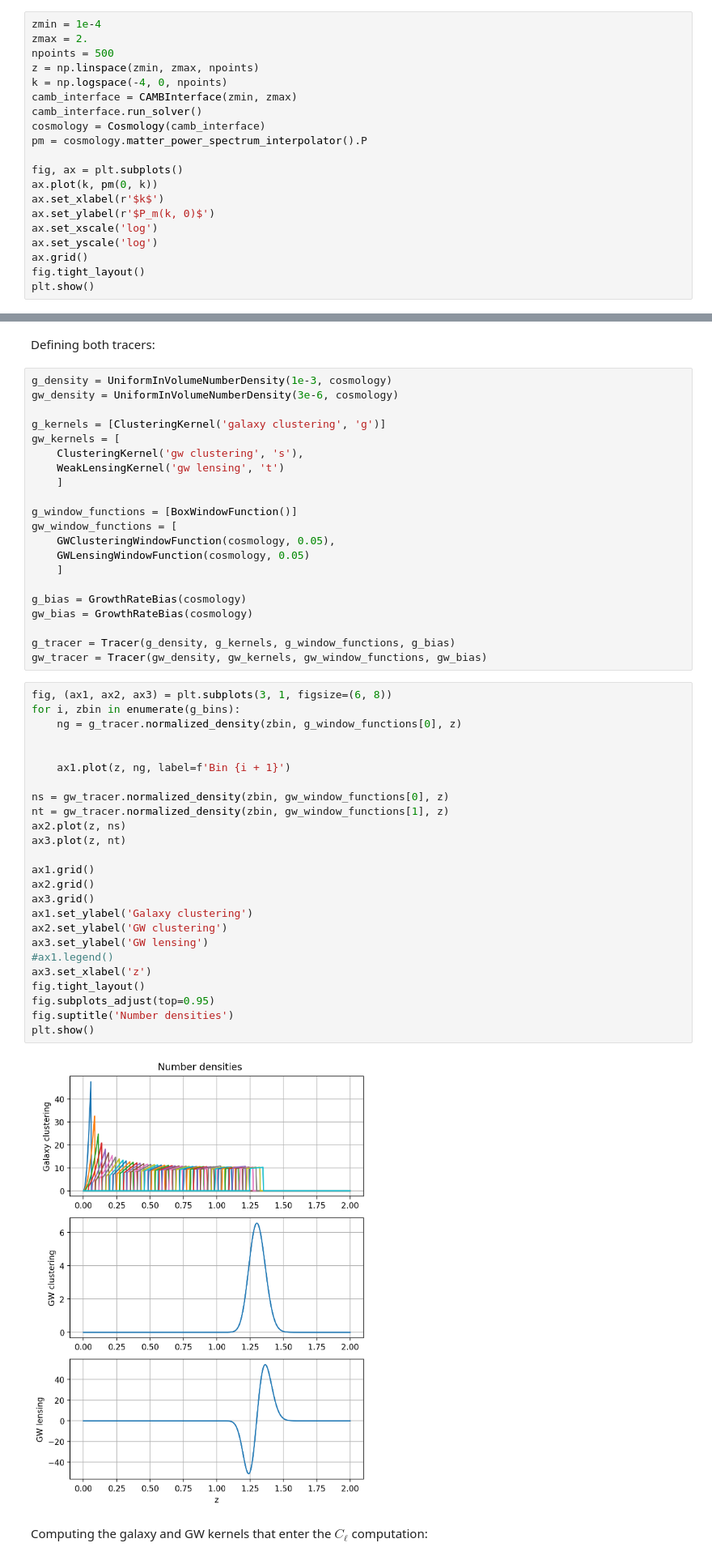
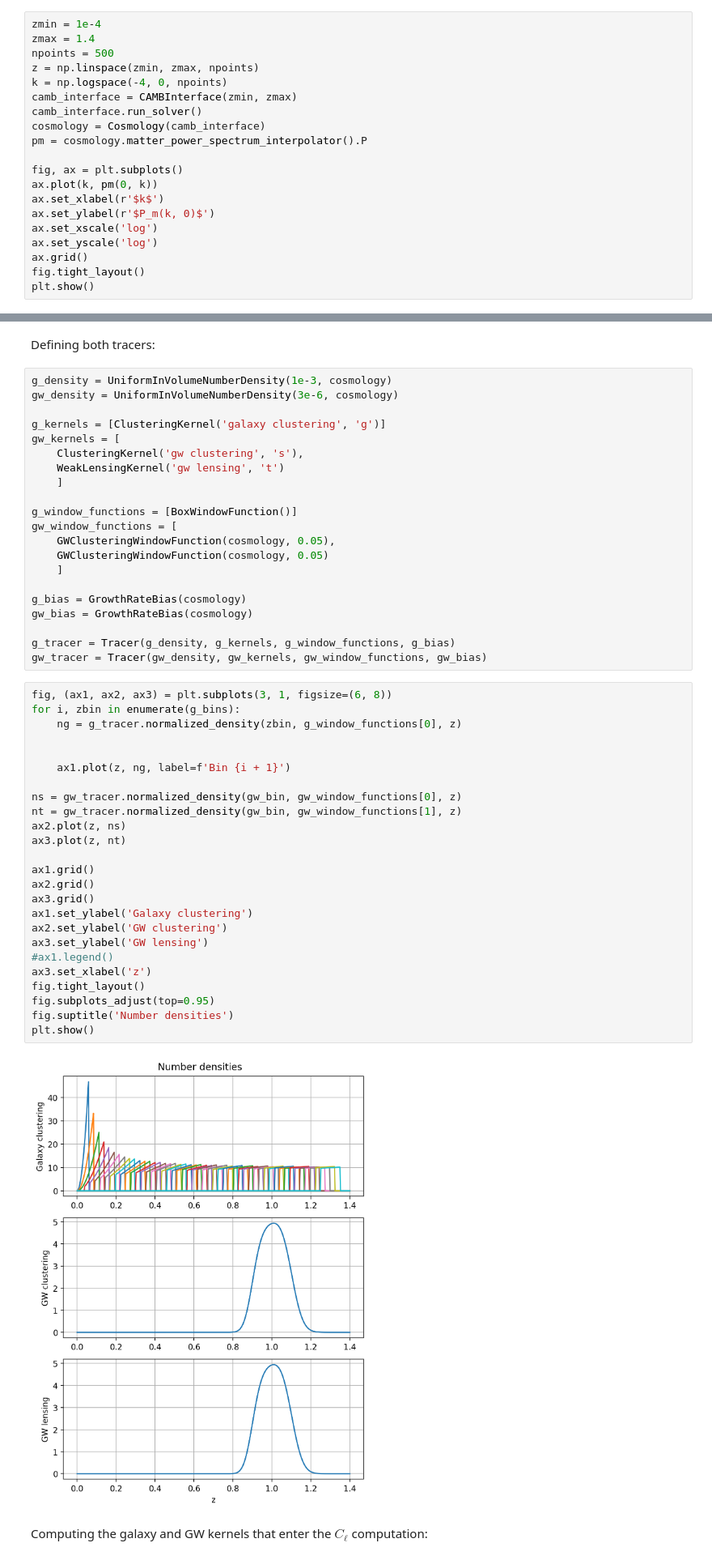
Before and after one commit to binado/cross-correlations-lab, a Jupyter notebook: cross-correlations.ipynb, the cells around one changed output, grey strips where cells are left out. Shown at 81% size. Drawn from its saved outputs; the diff is of its cells as text.

Commit message:
Update notebook with corrected figures

```diff
--- a/cross-correlations.ipynb
+++ b/cross-correlations.ipynb
@@ -23,7 +24,7 @@ from src.window import *
 We fix the fiducial cosmology with parameters from Planck 2018. We compute the matter power spectrum with `CAMB`:
 # %%
 zmin = 1e-4
-zmax = 2.
+zmax = 1.4
 npoints = 500
 z = np.linspace(zmin, zmax, npoints)
 k = np.logspace(-4, 0, npoints)
@@ -70,7 +71,7 @@ gw_kernels = [
 g_window_functions = [BoxWindowFunction()]
 gw_window_functions = [
     GWClusteringWindowFunction(cosmology, 0.05),
-    GWLensingWindowFunction(cosmology, 0.05)
+    GWClusteringWindowFunction(cosmology, 0.05)
     ]
 
 g_bias = GrowthRateBias(cosmology)
@@ -81,30 +82,30 @@ gw_tracer = Tracer(gw_density, gw_kernels, gw_window_functions, gw_bias)
 # %%
 fig, (ax1, ax2, ax3) = plt.subplots(3, 1, figsize=(6, 8))
 for i, zbin in enumerate(g_bins):
     ng = g_tracer.normalized_density(zbin, g_window_functions[0], z)
 
 
     ax1.plot(z, ng, label=f'Bin {i + 1}')
 
-ns = gw_tracer.normalized_density(zbin, gw_window_functions[0], z)
-nt = gw_tracer.normalized_density(zbin, gw_window_functions[1], z)
+ns = gw_tracer.normalized_density(gw_bin, gw_window_functions[0], z)
+nt = gw_tracer.normalized_density(gw_bin, gw_window_functions[1], z)
 ax2.plot(z, ns)
 ax3.plot(z, nt)
 
 ax1.grid()
 ax2.grid()
 ax3.grid()
 ax1.set_ylabel('Galaxy clustering')
 ax2.set_ylabel('GW clustering')
 ax3.set_ylabel('GW lensing')
 #ax1.legend()
 ax3.set_xlabel('z')
 fig.tight_layout()
 fig.subplots_adjust(top=0.95)
 fig.suptitle('Number densities')
 plt.show()
 # %% [output]
-[figure, old version]
+[figure, new version]
 # %% [markdown]
 Computing the galaxy and GW kernels that enter the $C_\ell$ computation:
 # %%
```
Also changed, not shown: parts of 4 cells of this notebook.
